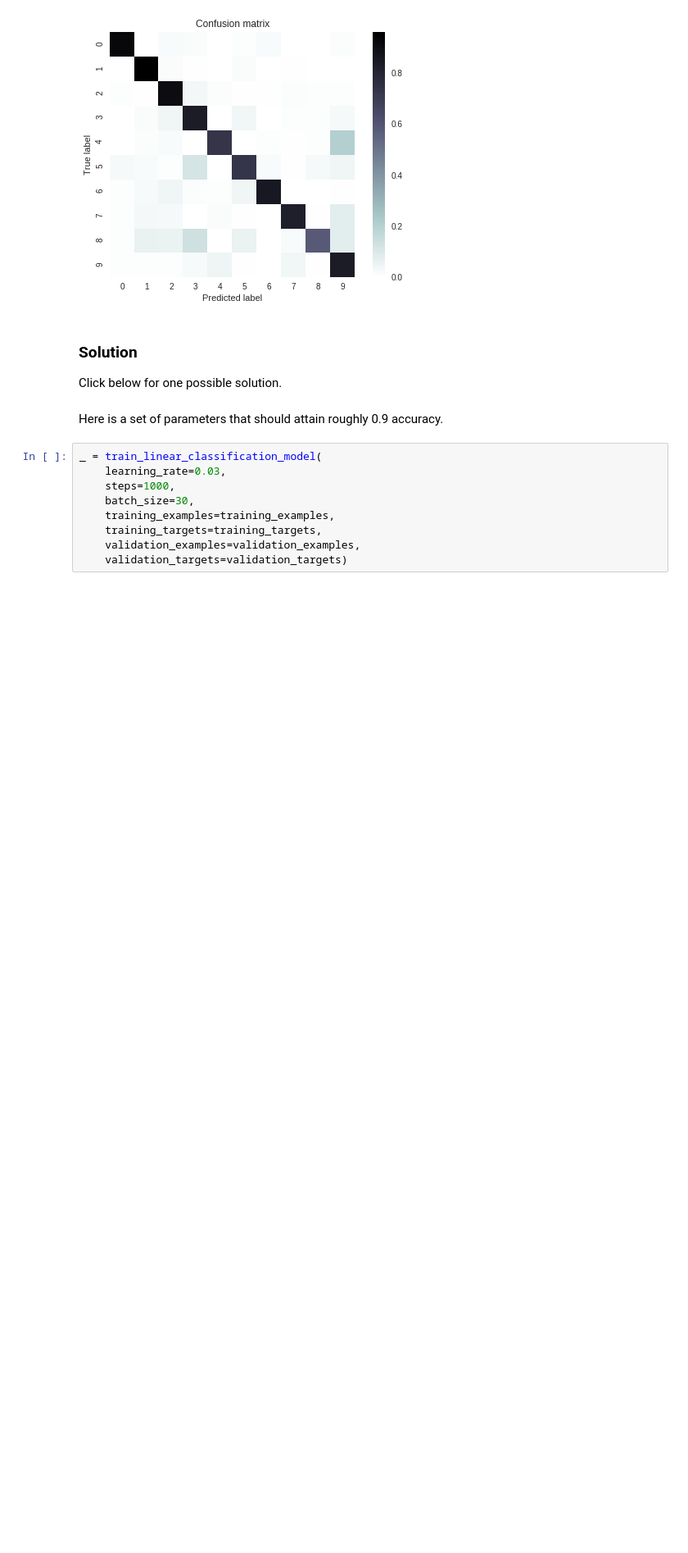
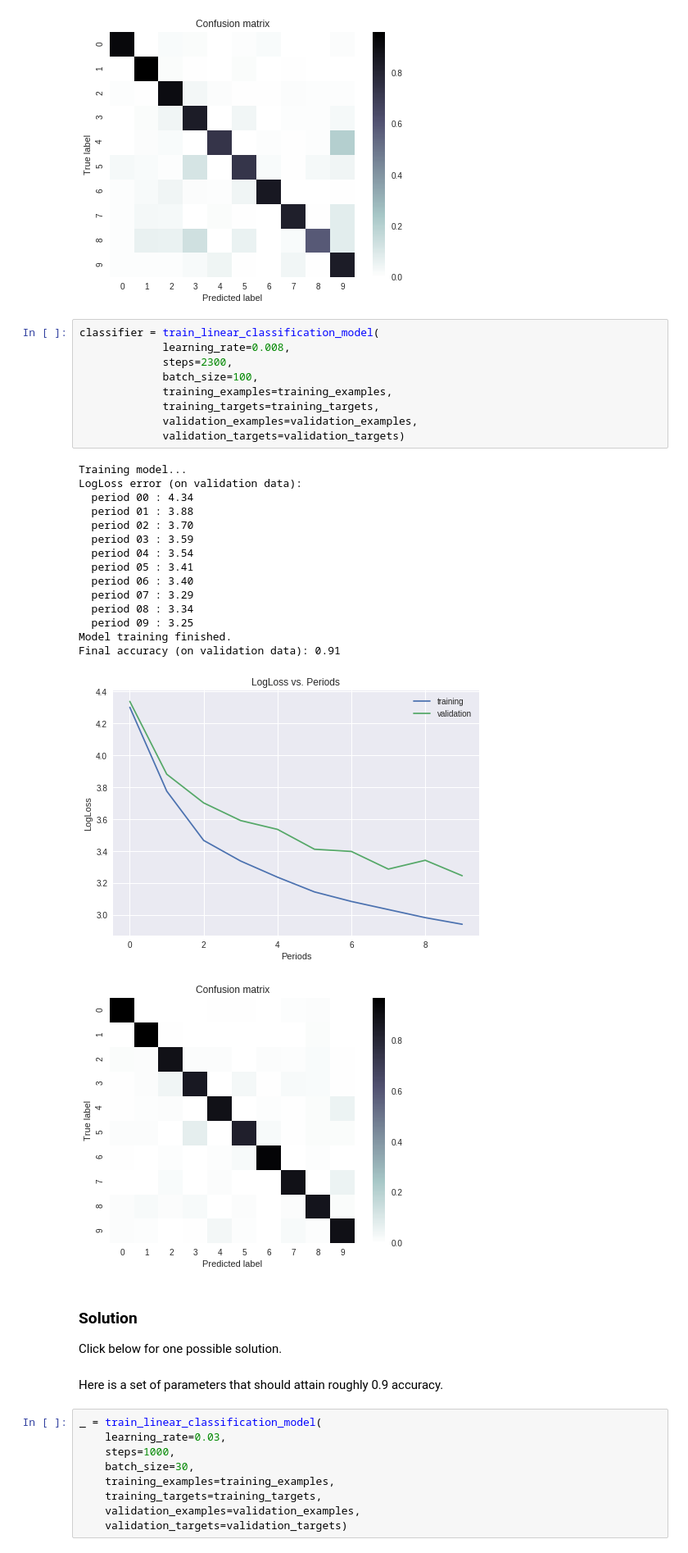
Before and after one commit to tenvol/tsf00, a Jupyter notebook: multi_class_classification_of_handwritten_digits.ipynb, the cells around one changed output. Shown at 82% size. Cells and saved outputs as stored; diff of their text form; blank space fills up the shorter version.

```diff
--- a/multi_class_classification_of_handwritten_digits.ipynb
+++ b/multi_class_classification_of_handwritten_digits.ipynb
@@ -602,6 +602,32 @@ Model training finished.
 Final accuracy (on validation data): 0.82
 [figure]
 [figure]
+# %%
+classifier = train_linear_classification_model(
+             learning_rate=0.008,
+             steps=2300,
+             batch_size=100,
+             training_examples=training_examples,
+             training_targets=training_targets,
+             validation_examples=validation_examples,
+             validation_targets=validation_targets)
+# %% [output]
+Training model...
+LogLoss error (on validation data):
+  period 00 : 4.34
+  period 01 : 3.88
+  period 02 : 3.70
+  period 03 : 3.59
+  period 04 : 3.54
+  period 05 : 3.41
+  period 06 : 3.40
+  period 07 : 3.29
+  period 08 : 3.34
+  period 09 : 3.25
+Model training finished.
+Final accuracy (on validation data): 0.91
+[figure, added]
+[figure, added]
 # %% [markdown]
 ### Solution
 
```
Also changed, not shown: parts of 5 cells of this notebook.
